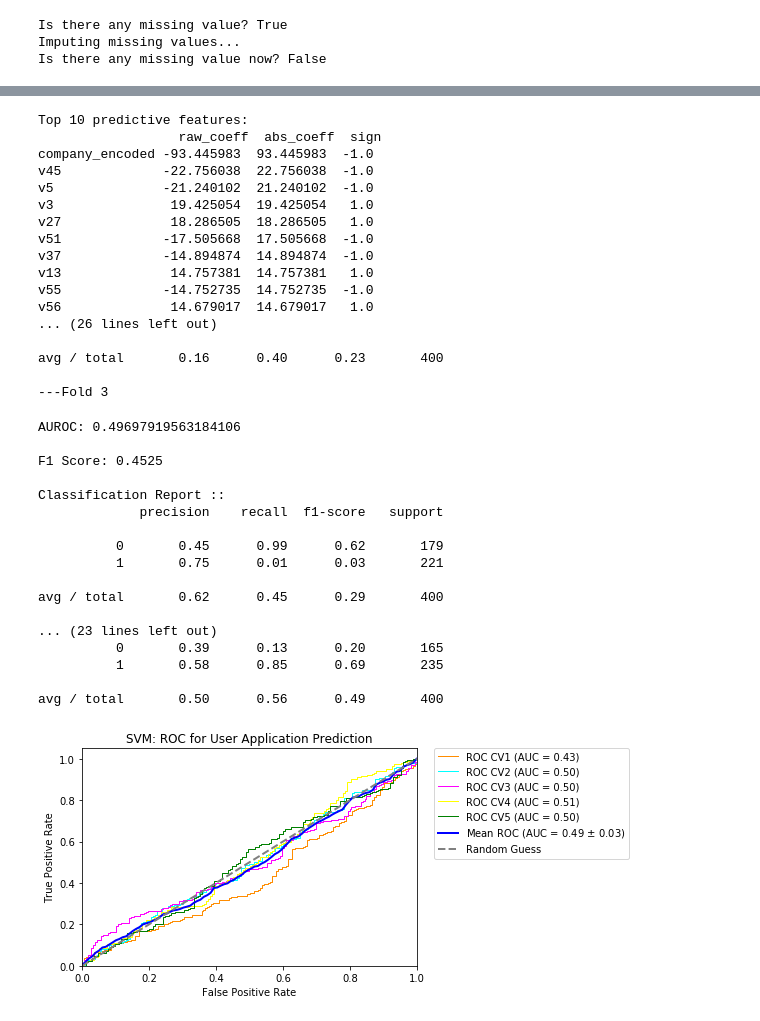
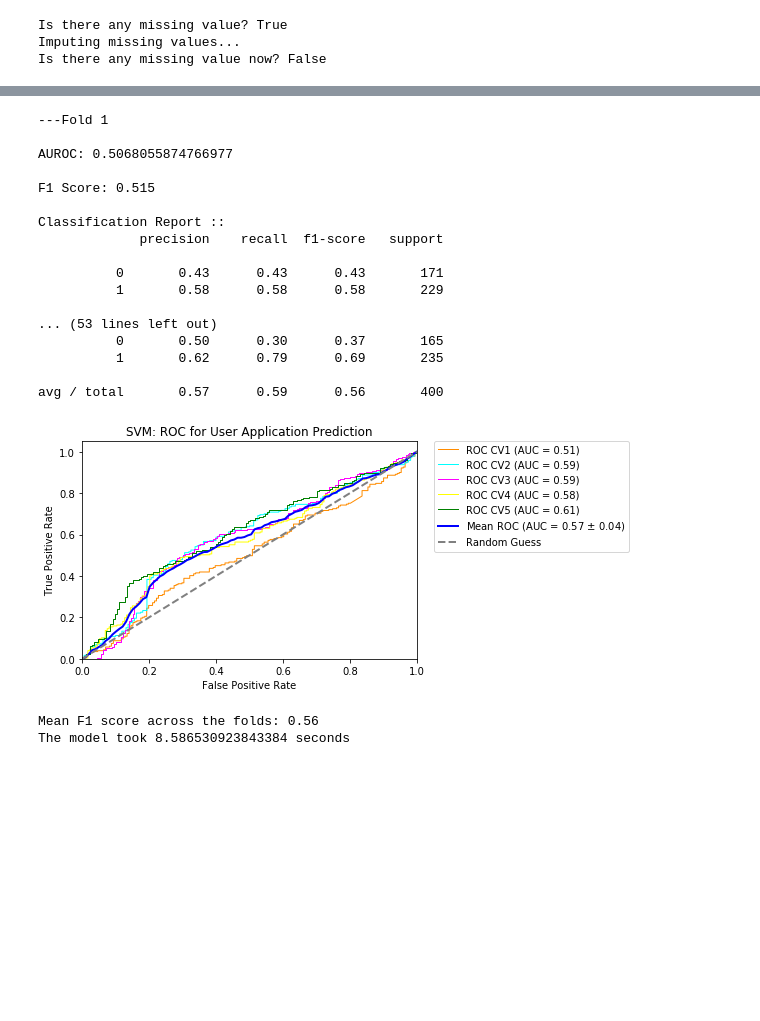
Before and after one commit to NigelKim/appliedOrNot, a Jupyter notebook: Bayer_coding task.ipynb, the cells around one changed output, grey strips where cells are left out. Saved outputs shown, nothing was run; the diff lists cells and outputs as text; code cells hidden in the pictures; blank space fills up the shorter version.

```diff
--- a/Bayer_coding task.ipynb
+++ b/Bayer_coding task.ipynb
@@ -454,7 +443,7 @@ def SVM(df):
     target = 'has_applied'
 
     # define the model
-    clf = SVC(kernel='linear',probability=True) # if want to measure feature importance
+    clf = SVC(kernel='rbf',probability=True) # if want to measure feature importance
 
     # fit the model to explore model coefficients (feature importance)
     df_x = df.drop(target, axis=1)
@@ -462,15 +451,15 @@ def SVM(df):
     clf.fit(df_x,df_y)
 
     # examine raw coefficients to obtain feature importance
-    feature_importance = pd.Series(clf.coef_[0],index=df_x.columns).sort_values(ascending=False)
-#     feature_importance = feature_importance[:10]
-    feature_importance = feature_importance.to_frame()
-    feature_importance = feature_importance.rename(columns={0: 'raw_coeff'})
-    for idx, row in feature_importance.iterrows():
-        feature_importance.loc[idx, 'abs_coeff'] = np.abs(row['raw_coeff'])
-        feature_importance.loc[idx, 'sign'] = np.sign(row['raw_coeff'])
-    feature_importance = feature_importance.sort_values(by='abs_coeff', ascending=False)
-    print('Top 10 predictive features: \n',feature_importance[:10],'\n')
+#     feature_importance = pd.Series(clf.coef_[0],index=df_x.columns).sort_values(ascending=False)
+# #     feature_importance = feature_importance[:10]
+#     feature_importance = feature_importance.to_frame()
+#     feature_importance = feature_importance.rename(columns={0: 'raw_coeff'})
+#     for idx, row in feature_importance.iterrows():
+#         feature_importance.loc[idx, 'abs_coeff'] = np.abs(row['raw_coeff'])
+#         feature_importance.loc[idx, 'sign'] = np.sign(row['raw_coeff'])
+#     feature_importance = feature_importance.sort_values(by='abs_coeff', ascending=False)
+#     print('Top 10 predictive features: \n',feature_importance[:10],'\n')
 
     # define kfold object before performing k-fold cross validation
     # I'm using 5-fold cross validation in this problem.
@@ -514,64 +503,49 @@ def SVM(df):
 
         plt.plot(fpr, tpr, color=colors[k_counter-1],
                  lw=1, label='ROC CV'+str(k_counter)+' (AUC = %0.2f)' % roc_auc_score(val_y, pos_probs))
         plt.xlim([0.0, 1.0])
         plt.ylim([0.0, 1.05])
         plt.xlabel('False Positive Rate')
         plt.ylabel('True Positive Rate')
 
         k_counter += 1
 
     # generating/plotting mean ROC curve
     mean_tpr = np.mean(tprs, axis=0)
     mean_auroc = metrics.auc(mean_fpr, mean_tpr)
     std_auroc = np.std(aurocs)
     plt.plot(mean_fpr, mean_tpr, color='blue',
                  lw=2, label='Mean ROC (AUC = %0.2f $\pm$ %0.2f)' % (mean_auroc,std_auroc))
     # plotting the random guess line
     plt.plot([0, 1], [0, 1], color='grey', lw=2, label='Random Guess', linestyle='--')
     plt.legend(loc="lower right", bbox_to_anchor=(1.65, 0.47))
     plt.title('SVM: ROC for User Application Prediction')
     plt.savefig("AUROC_SVM_User_Application")
     plt.show()
-    feature_importance.to_csv('SVM_feature_importance.csv')
+#     feature_importance.to_csv('SVM_feature_importance_v2.csv')
     print('Mean F1 score across the folds: {}'.format(np.asarray(f1s).mean()))
 
 start_time = time.time()
 SVM(df_merged)
 print('The model took {} seconds'.format(time.time()-start_time))
 # %% [output]
-Top 10 predictive features:
-                  raw_coeff  abs_coeff  sign
-company_encoded -93.445983  93.445983  -1.0
-v45             -22.756038  22.756038  -1.0
-v5              -21.240102  21.240102  -1.0
-v3               19.425054  19.425054   1.0
-v27              18.286505  18.286505   1.0
-v51             -17.505668  17.505668  -1.0
-v37             -14.894874  14.894874  -1.0
-v13              14.757381  14.757381   1.0
-v55             -14.752735  14.752735  -1.0
-v56              14.679017  14.679017   1.0
-... (26 lines left out)
+---Fold 1
 
-avg / total       0.16      0.40      0.23       400
+AUROC: 0.5068055874766977
 
----Fold 3
+F1 Score: 0.515
+
+Classification Report ::
+             precision    recall  f1-score   support
+
+          0       0.43      0.43      0.43       171
+          1       0.58      0.58      0.58       229
+
+... (53 lines left out)
+          0       0.50      0.30      0.37       165
+          1       0.62      0.79      0.69       235
+
+avg / total       0.57      0.59      0.56       400
+[figure, new version]
-AUROC: 0.49697919563184106
-
-F1 Score: 0.4525
-
-Classification Report ::
-             precision    recall  f1-score   support
-
-          0       0.45      0.99      0.62       179
-          1       0.75      0.01      0.03       221
-
-avg / total       0.62      0.45      0.29       400
-
-... (23 lines left out)
-          0       0.39      0.13      0.20       165
-          1       0.58      0.85      0.69       235
-
-avg / total       0.50      0.56      0.49       400
+Mean F1 score across the folds: 0.56
+The model took 8.586530923843384 seconds
-[figure, old version]
```
Also changed, not shown: parts of 5 cells of this notebook.
